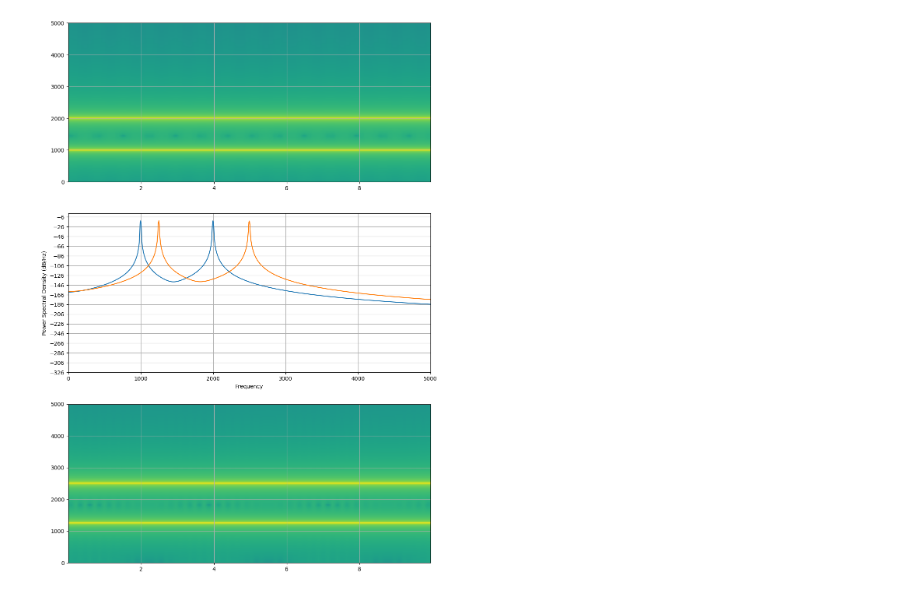
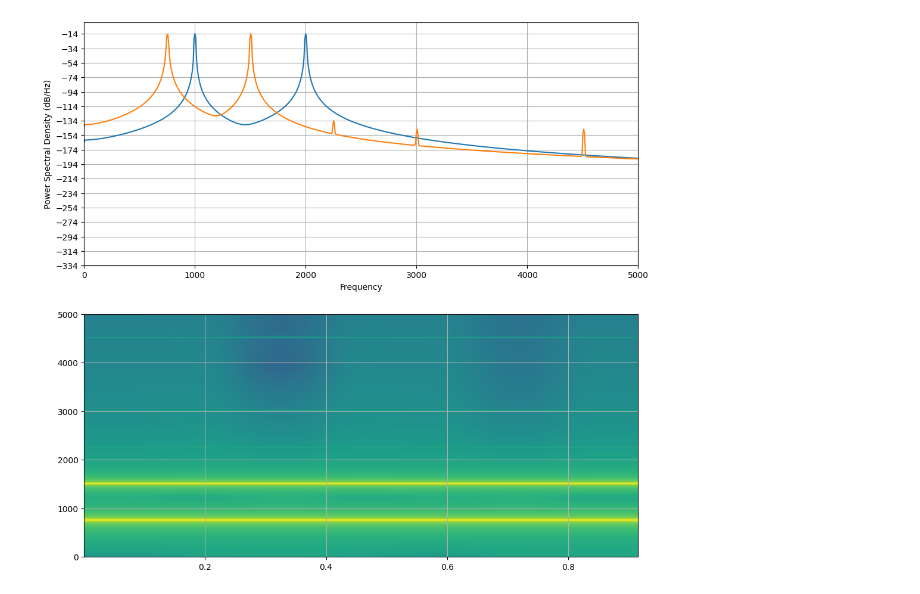
Before and after one commit to thandal/moon-radar, a Jupyter notebook: notebooks/frequency_tests.ipynb, the cells around one changed output. Saved outputs shown, nothing was run; the diff lists cells and outputs as text; code cells hidden in the pictures.

```diff
--- a/notebooks/frequency_tests.ipynb
+++ b/notebooks/frequency_tests.ipynb
@@ -5,53 +5,57 @@ from matplotlib import pyplot as pl
 # %%
 sample_rate = 500_000
 #samples = 50_000_000
-duration = 10
-samples = duration * sample_rate
+duration = 1.0
+samples = int(duration * sample_rate)
 t = np.arange(samples) / sample_rate
 
 #frequency = 1300000000
-frequency = 1_000
+frequencyA = 1_000
+frequencyB = 2_000
 
 # See https://en.wikipedia.org/wiki/Analytic_signal
-y = np.exp(1j * 2 * np.pi * frequency * t)      # Analytic signal -- no negative frequencies!
-y += np.exp(1j * 2 * np.pi * 2_000 * t)      # Analytic signal -- no negative frequencies!
+y = np.exp(1j * 2 * np.pi * frequencyA * t)      # Analytic signal -- no negative frequencies!
+y += np.exp(1j * 2 * np.pi * frequencyB * t)      # Analytic signal -- no negative frequencies!
 #y = np.sin(2 * np.pi * frequency * t)      # Note: initial specgram only shows positive frequency?, but when shifted by Method 1, we get both positive and negative frequencies
 #y = np.sin(t * frequency * 2 * np.pi) * 1j # Note: shows positive and negative frequencies throughout
 
 # # Method 1: Frequency shifting by multiplying with complex exponential: output frequency = input frequency + shift
 # # NOTE: This shifts *all* frequencies by the constant 'shift'
 # shift = 500  # Constant f shift up
 # #shift = 2_000 * t  # Linear f shift up
 # #shift = -3_000 * t  # Linear f shift down
 # #shift = 1_000 * t + 1000 * t**2 / 2  # Quadratic shift up
 # y_shifted = y * np.exp(1j * 2 * np.pi * shift * t).T
 
-# # Method 2: Time scale shifting
-# # NOTE: This shifts frequencies *proportionately*, eg by 25%. Higher noise floor than Method 3, due to sampling effects?
-# adjusted_t = np.linspace(0, duration * 0.8, samples)
-# f2 = scipy.interpolate.interp1d(adjusted_t, y, kind='previous', fill_value=0.0, bounds_error=False)
-# y_shifted = f2(t)
+# Method 2: Time scale shifting
+# NOTE: This shifts frequencies *proportionately*, eg by 20%. Higher noise floor than Method 3, due to sampling effects?
+#adjusted_t = np.linspace(0, duration * 0.8, samples)
+adjusted_t = np.linspace(0, duration * 1.33, samples)
+#f2 = scipy.interpolate.interp1d(adjusted_t, y, kind='previous', fill_value=0.0, bounds_error=False)
+f2 = scipy.interpolate.interp1d(adjusted_t, y, kind='linear', fill_value=0.0, bounds_error=False)
+#f2 = scipy.interpolate.interp1d(adjusted_t, y, kind='cubic', fill_value=0.0, bounds_error=False)
+y_shifted = f2(t)
 
 # # Method 3: Analytically regenerate the shifted signal!
 # # NOTE: This shifts frequencies *proportionately*, eg by 25%
 # d = 1.25
 # t2 = np.linspace(0, duration * d, samples)
-# y_shifted = np.exp(1j * 2 * np.pi * frequency * t2)
-# y_shifted += np.exp(1j * 2 * np.pi * 2_000 * t2)
+# y_shifted = np.exp(1j * 2 * np.pi * frequencyA * t2)
+# y_shifted += np.exp(1j * 2 * np.pi * frequencyB * t2)
 
 pl.figure(figsize=(12, 18))
-pl.subplot(3, 1, 1)
-Sxx_tx, f_tx, t_tx, image_tx = pl.specgram(y, Fs=sample_rate, NFFT=2**16)
-pl.gca().set_ylim(0, 5_000)
-pl.grid()
+#pl.subplot(3, 1, 1)
+#Sxx_tx, f_tx, t_tx, image_tx = pl.specgram(y, Fs=sample_rate, NFFT=2**16)
+#pl.gca().set_ylim(0, 5_000)
+#pl.grid()
 pl.subplot(3, 1, 2)
 Pxx, freqs = pl.psd(np.real(y), Fs=sample_rate, NFFT=2**16)
 Pxx, freqs = pl.psd(np.real(y_shifted), Fs=sample_rate, NFFT=2**16)
 #Pxx, freqs = pl.psd(np.real(y_shifted2), Fs=sample_rate, NFFT=2**16)
 pl.gca().set_xlim(0, 5_000)
 pl.subplot(3, 1, 3)
 Sxx_tx, f_tx, t_tx, image_tx = pl.specgram(np.real(y_shifted), Fs=sample_rate, NFFT=2**16)
 pl.gca().set_ylim(0, 5_000)
 pl.grid()
 # %% [output]
-[figure, old version]
+[figure, new version]
```
Also changed, not shown: 2 other files.
